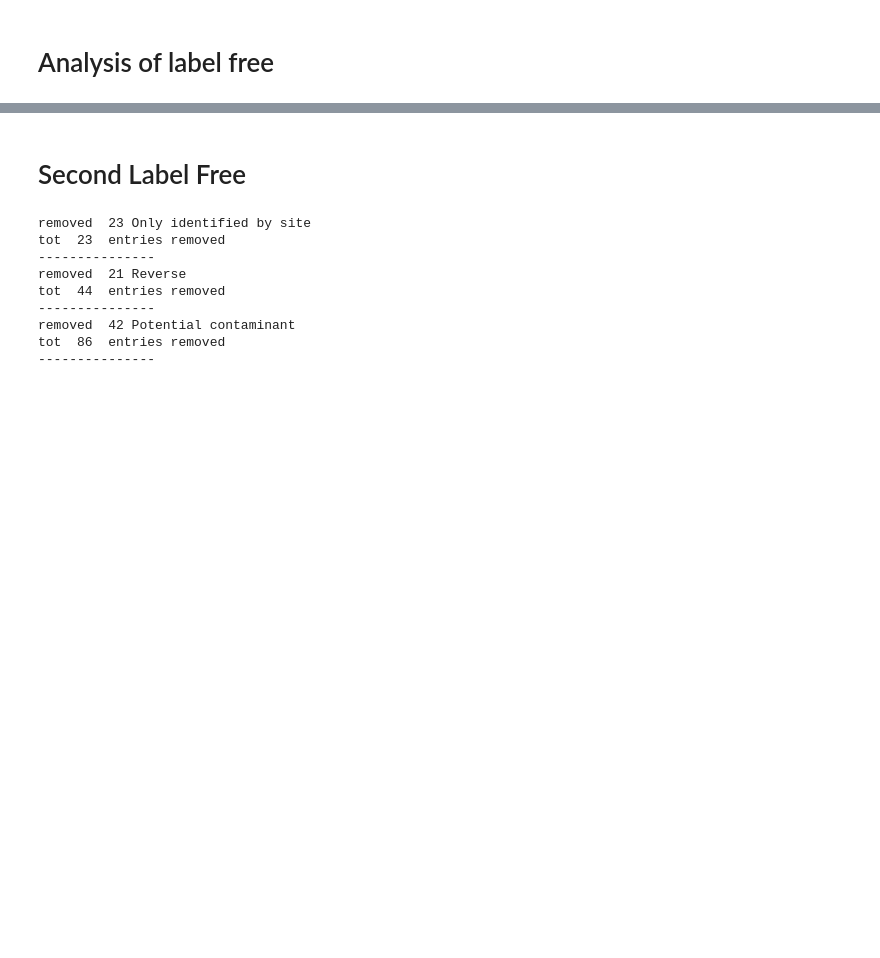
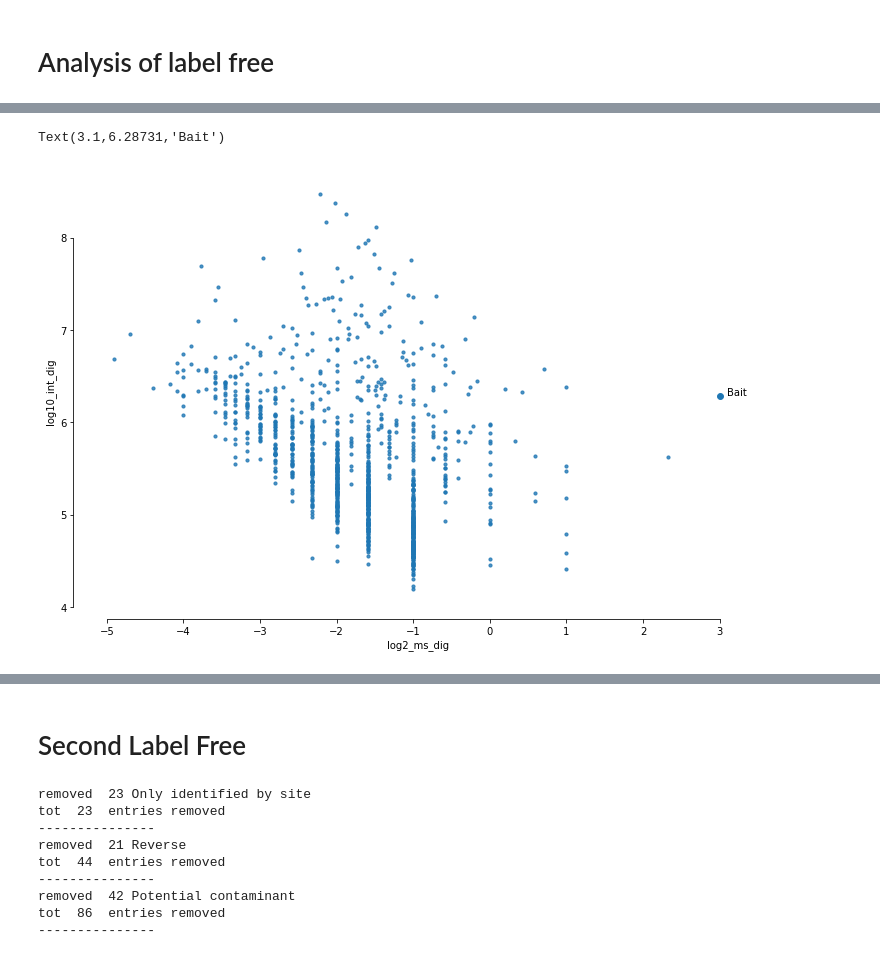
Before and after one commit to mtinti/zhe_analysis_01, a Jupyter notebook: Analysis.ipynb, the cells around one changed output, grey strips where cells are left out. Drawn from its saved outputs; the diff is of its cells as text; code cells hidden in the pictures; blank space fills up the shorter version.

Commit message:
more interactive plots

```diff
--- a/Analysis.ipynb
+++ b/Analysis.ipynb
@@ -233,0 +262,14 @@ tot  81  entries removed
+# %%
+#df_lf['MS/MS count DM-dig']=df_lf['MS/MS count DM-dig']+1
+#df_lf['MS/MS count DM-tx']=df_lf['MS/MS count DM-tx']+1
+#df_lf['MS/MS count TbGPI12-dig']=df_lf['MS/MS count TbGPI12-dig']+1
+#df_lf['MS/MS count TbGPI12-tx']=df_lf['MS/MS count TbGPI12-tx']+1
+
+df_lf['log2_ms_dig'] = np.log2((df_lf['MS/MS count TbGPI12-dig']+1)/(df_lf['MS/MS count DM-dig']+1))
+df_lf['log2_ms_tx'] = np.log2((df_lf['MS/MS count TbGPI12-tx']+1)/(df_lf['MS/MS count DM-tx']+1))
+
+df_lf['log10_int_dig']=np.log10(df_lf['Intensity DM-dig']+df_lf['Intensity TbGPI12-dig'])
+df_lf['log10_int_tx'] = np.log10(df_lf['Intensity DM-tx']+df_lf['Intensity TbGPI12-tx'])
+
+df_lf.to_csv('label_free/txt/proteinGroups_clean.csv')
+df_lf.head()
@@ -233,0 +285,14 @@ tot  81  entries removed
+# %%
+fig,ax = plt.subplots(figsize=(12,8))
+sns.regplot(x='log2_ms_dig', y='log10_int_dig',
+            fit_reg=False, data = df_lf,
+            ax=ax, scatter_kws={'s':10})
+sns.despine(offset=10, trim=True)
+x_val = df_lf.loc['Tb927.11.12080']['log2_ms_dig']
+y_val = df_lf.loc['Tb927.11.12080']['log10_int_dig']
+ax.scatter(x_val,y_val, s=35)
+ax.annotate('Bait', xy=(x_val, y_val), xytext=(x_val+0.1, y_val),
+            )
+# %% [output]
+Text(3.1,6.28731,'Bait')
+[figure, added]
```
Also changed, not shown: parts of 12 cells of this notebook, 23 other files.
